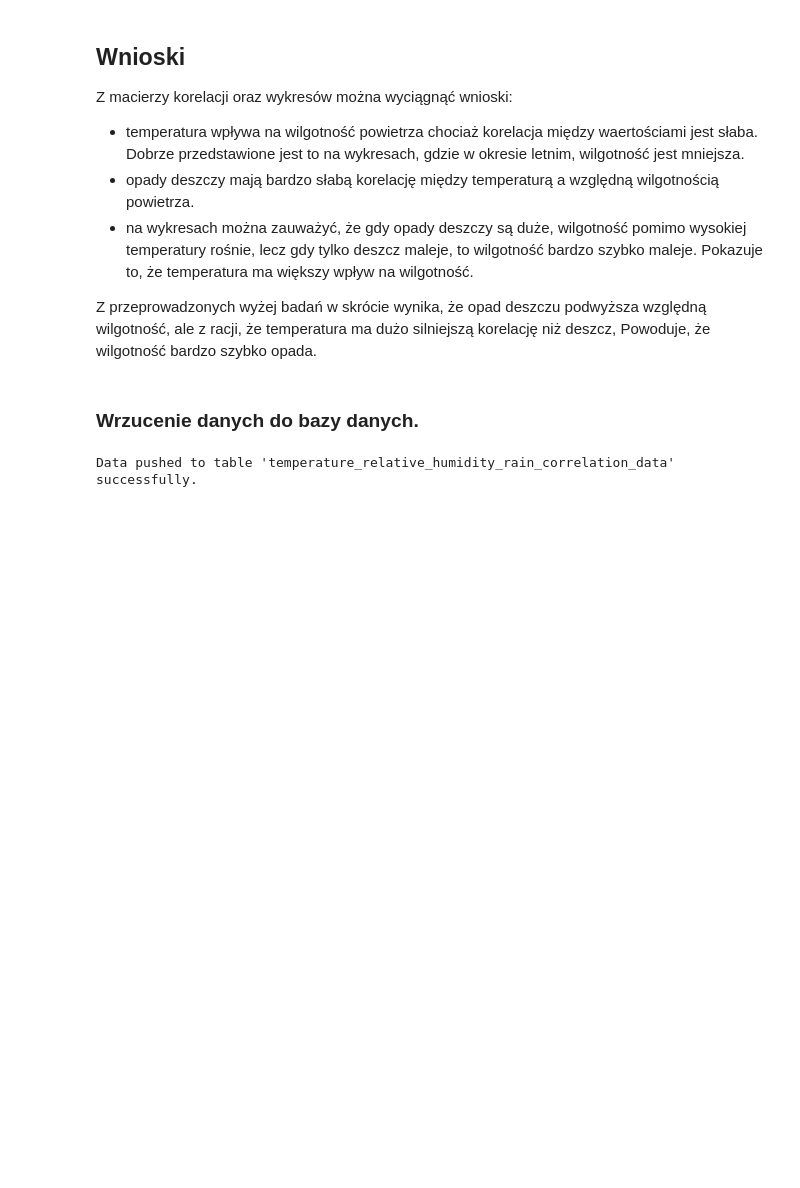
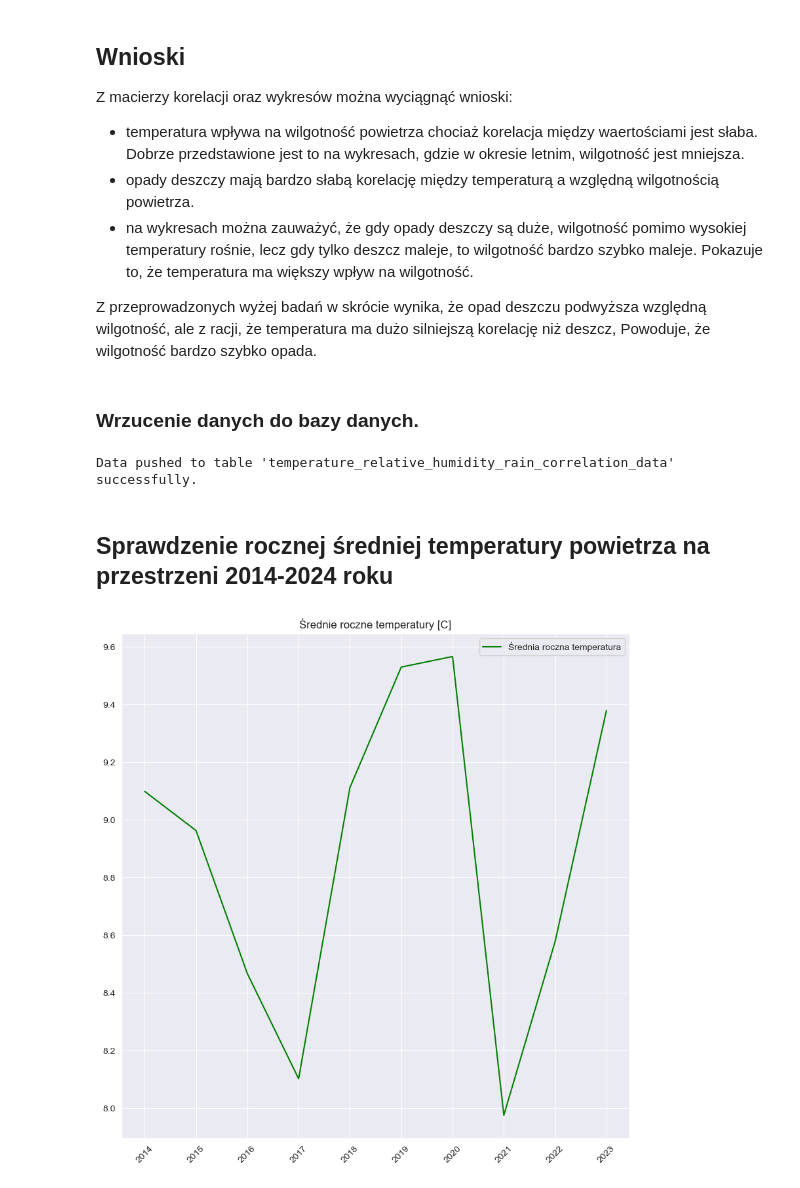
Before and after one commit to SCRE4MIE/SiAwP_BiZD, a Jupyter notebook: projekt/projekt.ipynb, the cells around one changed output. Cells and saved outputs as stored; diff of their text form; code cells hidden in the pictures; blank space fills up the shorter version.

```diff
--- a/projekt/projekt.ipynb
+++ b/projekt/projekt.ipynb
@@ -337,3 +337,23 @@ df[['temperature_2m', 'relative_humidity_2m', 'rain']].to_sql(table_name, engine
 print(f"Data pushed to table '{table_name}' successfully.")
 # %% [output]
 Data pushed to table 'temperature_relative_humidity_rain_correlation_data' successfully.
+# %% [markdown]
+## Sprawdzenie rocznej średniej temperatury powietrza na przestrzeni 2014-2024 roku
+# %%
+from tqdm import tqdm
+x = []
+y = []
+for year in tqdm(range(2014,2024)):
+    df = get_data_by_year(year)
+    y.append(df['temperature_2m'].mean())
+    x.append(year)
+
+plt.figure(figsize=(10,10))
+plt.tight_layout()
+plt.plot(x, y, color='green', label='Średnia roczna temperatura')
+plt.title('Średnie roczne temperatury [C]')
+plt.xticks(x, rotation=45)
+plt.legend()
+plt.show()
+# %% [output]
+[figure, added]
```
Also changed, not shown: parts of 9 cells of this notebook.
